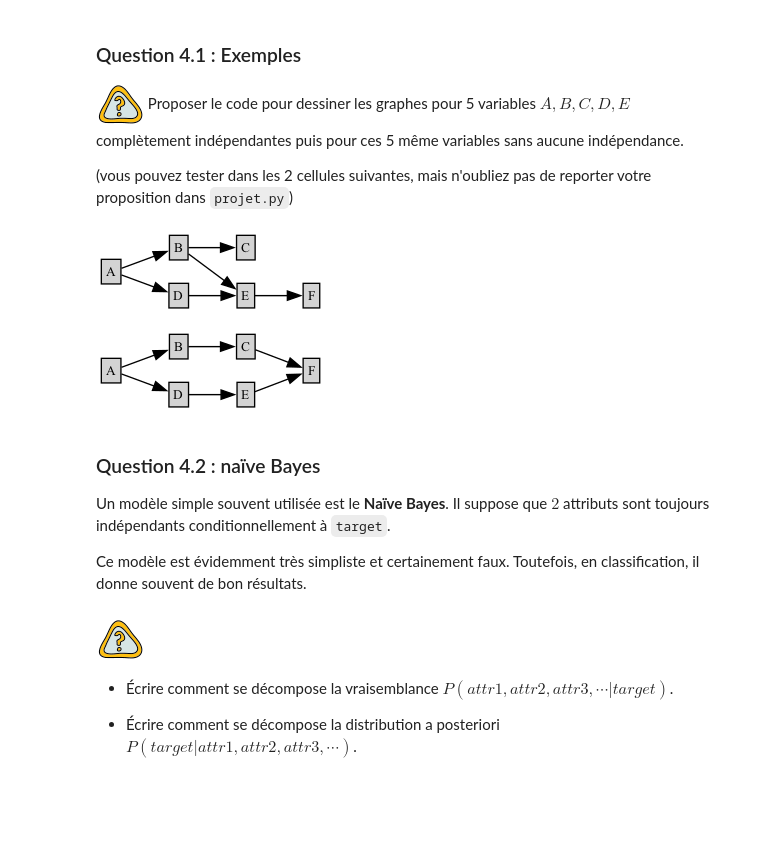
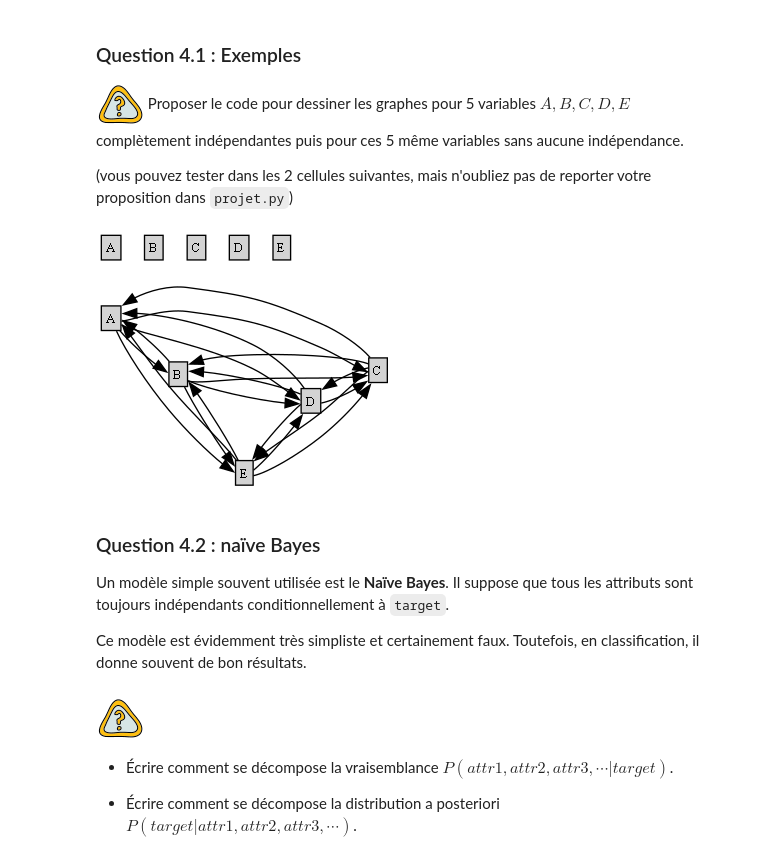
Before and after one commit to Saracas-Code/CLASSIFICATIONS-PROBABILISTES, a Jupyter notebook: projet3-3i005.ipynb, the cells around one changed output. Cells and saved outputs as stored; diff of their text form; code cells hidden in the pictures; blank space fills up the shorter version.

```diff
--- a/projet3-3i005.ipynb
+++ b/projet3-3i005.ipynb
@@ -442,17 +430,17 @@ utils.drawGraphHorizontal("A->B;B->C")
 
 (vous pouvez tester dans les 2 cellules suivantes, mais n'oubliez pas de reporter votre proposition dans `projet.py`)
 # %%
-utils.drawGraphHorizontal("A->B->C;A->D->E->F;B->E") # ce graphe n'est qu'un exemple
+utils.drawGraph("A;B;C;D;E") # ce graphe n'est qu'un exemple
 # %% [output]
-[figure, old version]
+[figure, new version]
-# %%
-utils.drawGraphHorizontal("A->B->C->F;A->D->E->F") # ce graphe n'est qu'un exemple
-# %% [output]
-[figure, removed]
+# %%
+utils.drawGraphHorizontal("A->B;A->C;A->D;A->E;B->A;B->C;B->D;B->E;C->A;C->B;C->D;C->E;D->A;D->B;D->C;D->E;E->A;E->B;E->C;E->D")
+# %% [output]
+[figure, added]
 # %% [markdown]
 ### Question 4.2 : naïve Bayes
 
-Un modèle simple souvent utilisée est le **Naïve Bayes**. Il suppose que $2$ attributs sont toujours indépendants conditionnellement à `target`.
+Un modèle simple souvent utilisée est le **Naïve Bayes**. Il suppose que tous les attributs sont toujours indépendants conditionnellement à `target`.
 
 Ce modèle est évidemment très simpliste et certainement faux. Toutefois, en classification, il donne souvent de bon résultats.
 # %% [markdown]
```
Also changed, not shown: parts of 6 cells of this notebook, 2 other files.
